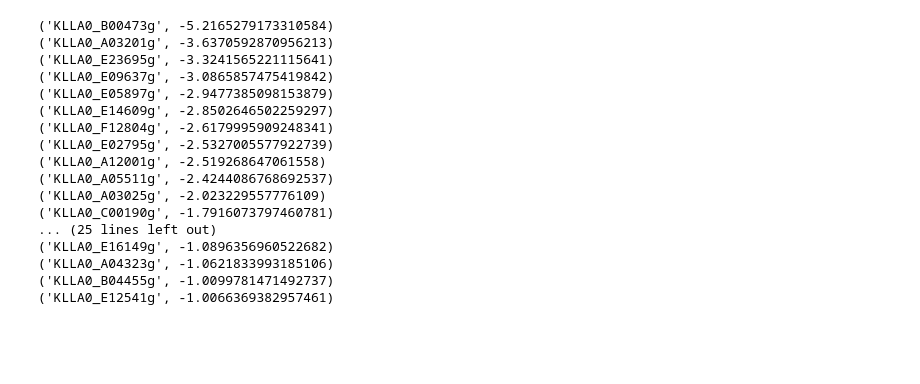
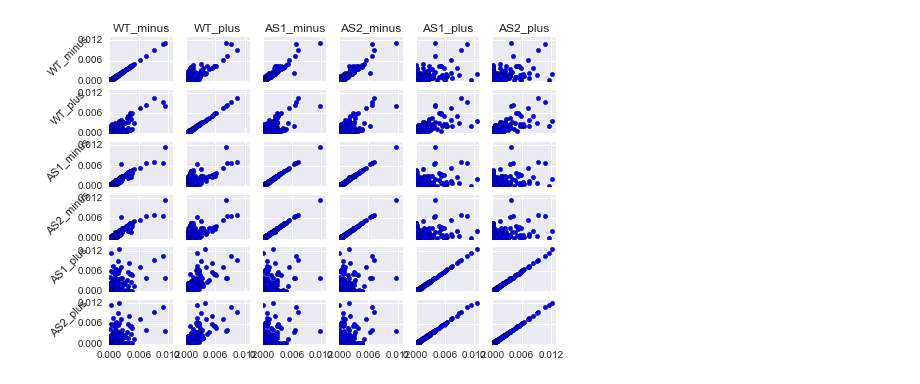
Before and after one commit to heineike02/yeast_esr_expression_analysis, a Jupyter notebook: scripts/KL_PKA_inhibition.ipynb, the cells around one changed output. Saved outputs shown, nothing was run; the diff lists cells and outputs as text; code cells hidden in the pictures; blank space fills up the shorter version.

```diff
--- a/scripts/KL_PKA_inhibition.ipynb
+++ b/scripts/KL_PKA_inhibition.ipynb
@@ -167,21 +68,20 @@ KLLA0F27995g    1.00730939728   conserved hypothetical protein
-# %%
-for a in top_unmatched_repressed.iteritems():
-    print a
-# %% [output]
-('KLLA0_B00473g', -5.2165279173310584)
-('KLLA0_A03201g', -3.6370592870956213)
-('KLLA0_E23695g', -3.3241565221115641)
-('KLLA0_E09637g', -3.0865857475419842)
-('KLLA0_E05897g', -2.9477385098153879)
-('KLLA0_E14609g', -2.8502646502259297)
-('KLLA0_F12804g', -2.6179995909248341)
-('KLLA0_E02795g', -2.5327005577922739)
-('KLLA0_A12001g', -2.519268647061558)
-('KLLA0_A05511g', -2.4244086768692537)
-('KLLA0_A03025g', -2.023229557776109)
-('KLLA0_C00190g', -1.7916073797460781)
-... (25 lines left out)
-('KLLA0_E16149g', -1.0896356960522682)
-('KLLA0_A04323g', -1.0621833993185106)
-('KLLA0_B04455g', -1.0099781471492737)
-('KLLA0_E12541g', -1.0066369382957461)
+# %%
+#All by all correlations for each condition
+conditions = ['WT_minus','WT_plus','AS1_minus','AS2_minus','AS1_plus','AS2_plus']
+fig, axarr = plt.subplots(len(conditions), len(conditions), sharex = True, sharey = True)
+for jj in range(len(conditions)):
+    condition_data_J = kl_PKA_data_norm[conditions[jj]]
+    for kk in range(len(conditions)):
+        ax = axarr[jj,kk]
+        condition_data_K = kl_PKA_data_norm[conditions[kk]]
+        ax.scatter(condition_data_K, condition_data_J)
+        ax.set_xlim(0.0, 0.013)
+        ax.set_xticks([0.0,0.006,0.012])
+        ax.set_ylim(0.0, 0.013)
+        ax.set_yticks([0.0,0.006,0.012])
+        if kk == 0:
+            ax.set_ylabel(conditions[jj], rotation = 45)
+        if jj == 0:
+            ax.set_title(conditions[kk])
+# %% [output]
+[figure, added]
```
Also changed, not shown: parts of 28 cells of this notebook, 4 other files.
